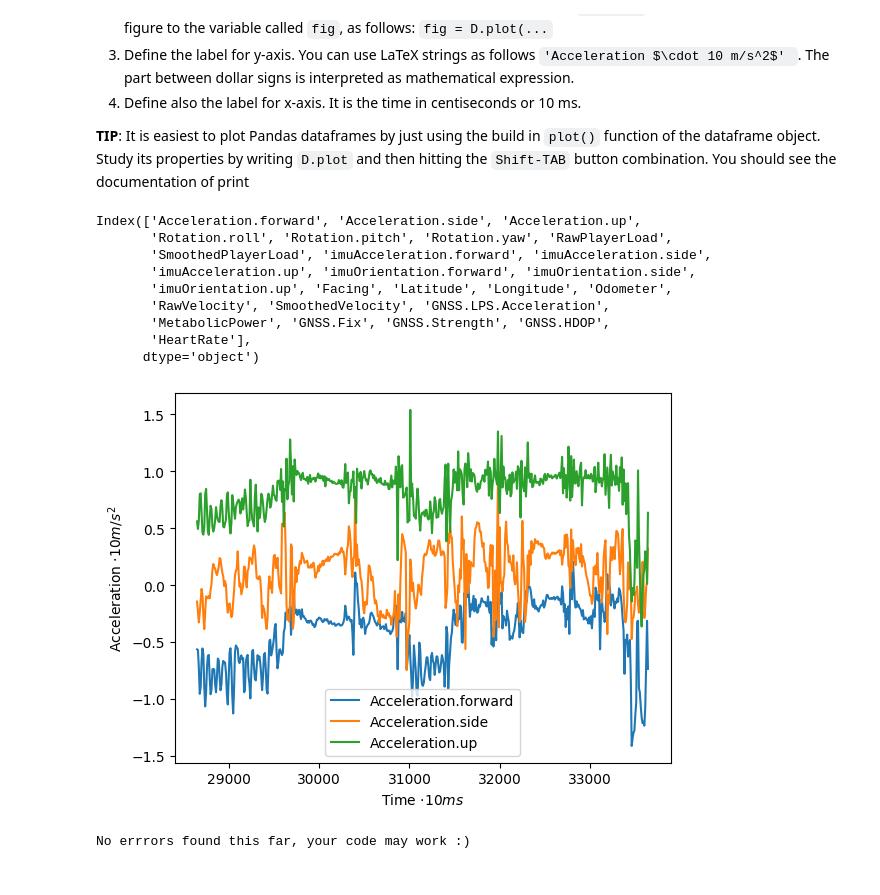
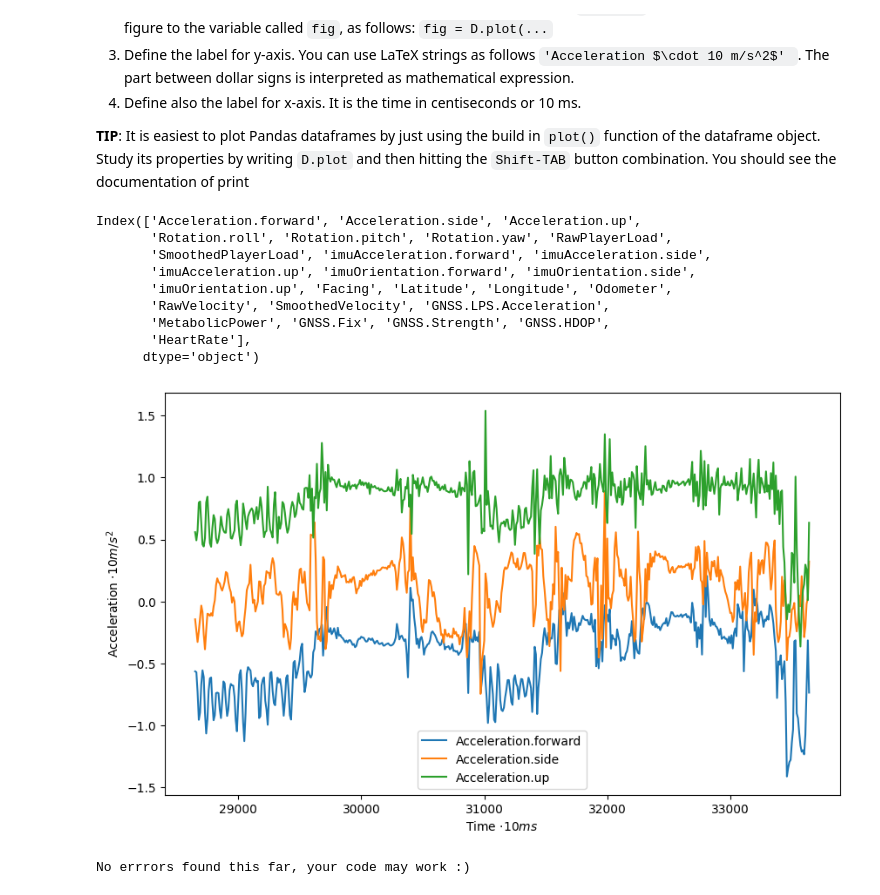
Before and after one commit to Hassan-Yousefi-Halvaei/Python-Codes, a Jupyter notebook: Exercises/Exercise2/Positioning_data.ipynb, the cells around one changed output. Drawn from its saved outputs; the diff is of its cells as text; code cells hidden in the pictures.

```diff
--- a/Exercises/Exercise2/Positioning_data.ipynb
+++ b/Exercises/Exercise2/Positioning_data.ipynb
@@ -184,19 +184,19 @@ No errrors found this far, your code may work :)
 # %%
 # YOUR CODE HERE
 
 print(D.columns)                           # Showing the column names
-fig = D[['Acceleration.forward','Acceleration.side', 'Acceleration.up']].iloc[0:500,:].plot(xlabel='Time $\cdot 10 ms$', ylabel='Acceleration $\cdot 10 m/s^2$')
+fig = D[['Acceleration.forward','Acceleration.side', 'Acceleration.up']].iloc[0:500,:].plot(xlabel='Time $\cdot 10 ms$', ylabel='Acceleration $\cdot 10 m/s^2$', figsize=(10,6))
 # %% [output]
 Index(['Acceleration.forward', 'Acceleration.side', 'Acceleration.up',
        'Rotation.roll', 'Rotation.pitch', 'Rotation.yaw', 'RawPlayerLoad',
        'SmoothedPlayerLoad', 'imuAcceleration.forward', 'imuAcceleration.side',
        'imuAcceleration.up', 'imuOrientation.forward', 'imuOrientation.side',
        'imuOrientation.up', 'Facing', 'Latitude', 'Longitude', 'Odometer',
        'RawVelocity', 'SmoothedVelocity', 'GNSS.LPS.Acceleration',
        'MetabolicPower', 'GNSS.Fix', 'GNSS.Strength', 'GNSS.HDOP',
        'HeartRate'],
       dtype='object')
-[figure, old version]
+[figure, new version]
 # %%
 errorfound=False
 Ncorrect=0
```
Also changed, not shown: parts of 3 cells of this notebook.
